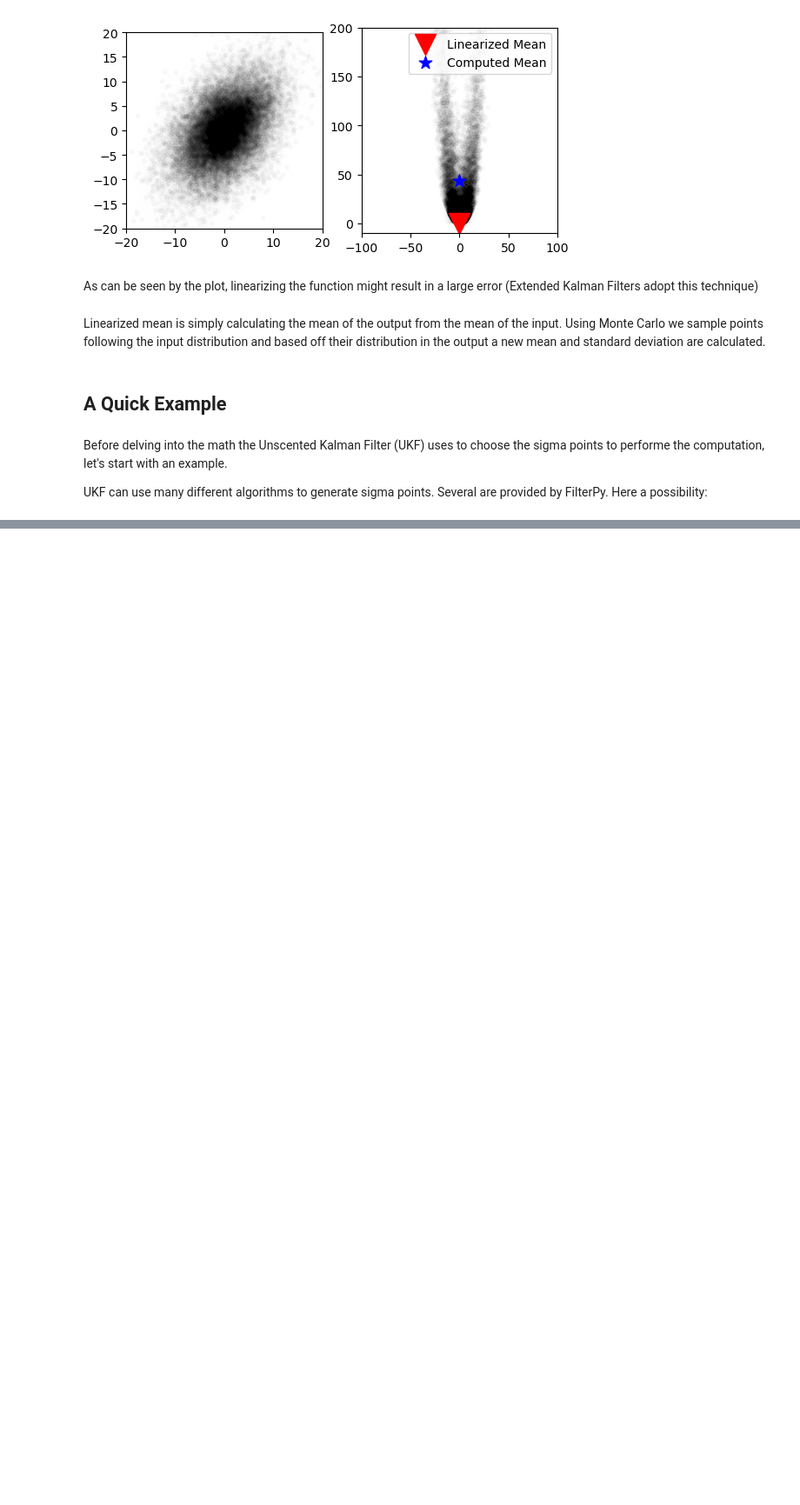
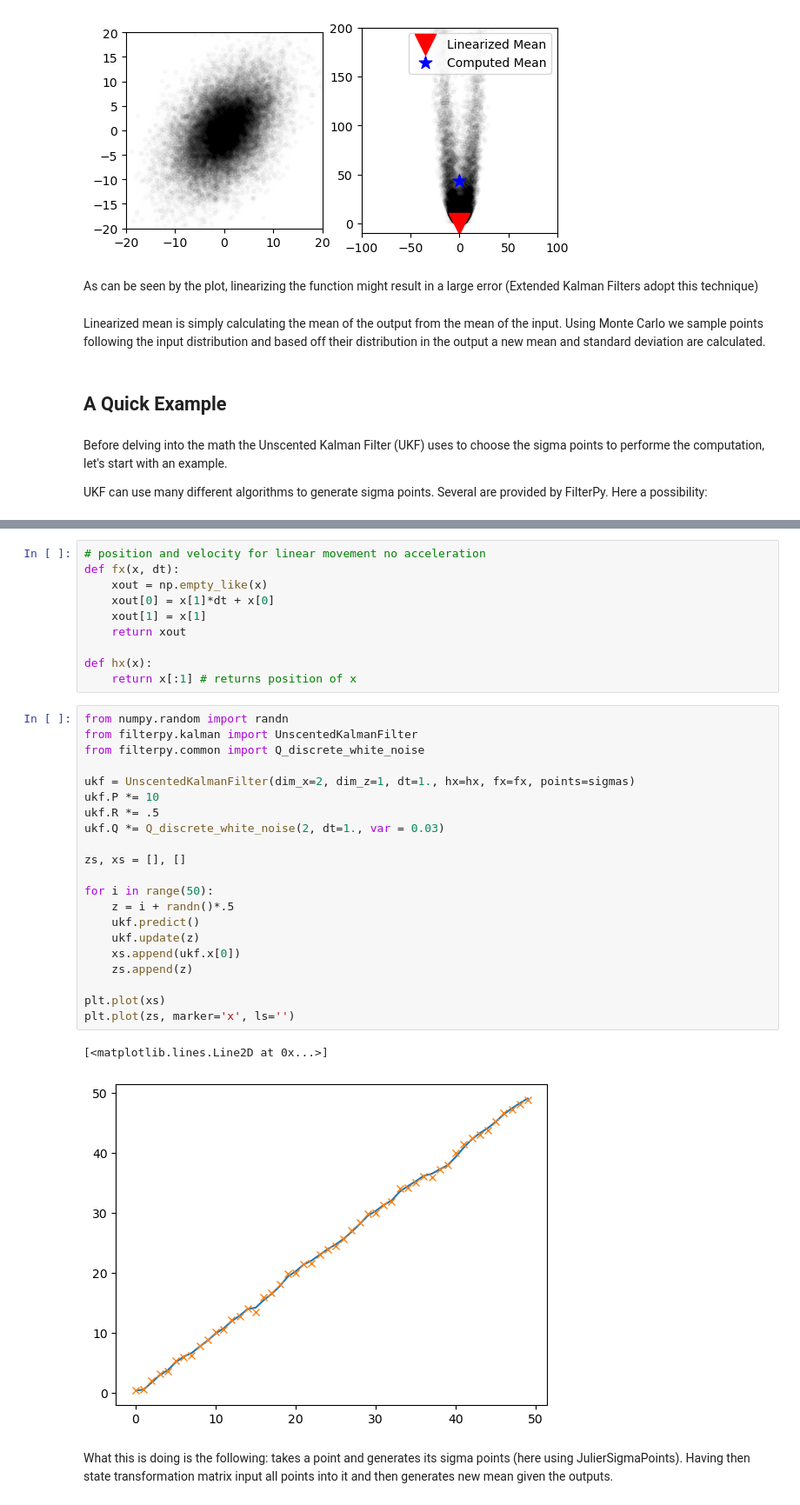
Before and after one commit to giuliaprosio/unscented-kalman-filters, a Jupyter notebook: UKF.ipynb, the cells around one changed output, grey strips where cells are left out. Shown at 87% size. Drawn from its saved outputs; the diff is of its cells as text; blank space fills up the shorter version.

```diff
--- a/UKF.ipynb
+++ b/UKF.ipynb
@@ -260,0 +313,38 @@ ModuleNotFoundError: No module named 'filterpy'
+# %%
+# position and velocity for linear movement no acceleration
+def fx(x, dt):
+    xout = np.empty_like(x)
+    xout[0] = x[1]*dt + x[0]
+    xout[1] = x[1]
+    return xout
+
+def hx(x):
+    return x[:1] # returns position of x
+# %%
+from numpy.random import randn
+from filterpy.kalman import UnscentedKalmanFilter
+from filterpy.common import Q_discrete_white_noise
+
+ukf = UnscentedKalmanFilter(dim_x=2, dim_z=1, dt=1., hx=hx, fx=fx, points=sigmas)
+ukf.P *= 10
+ukf.R *= .5
+ukf.Q *= Q_discrete_white_noise(2, dt=1., var = 0.03)
+
+zs, xs = [], []
+
+for i in range(50):
+    z = i + randn()*.5
+    ukf.predict()
+    ukf.update(z)
+    xs.append(ukf.x[0])
+    zs.append(z)
+
+plt.plot(xs)
+plt.plot(zs, marker='x', ls='')
+# %% [output]
+[<matplotlib.lines.Line2D at 0x...>]
+[figure, added]
+# %% [markdown]
+What this is doing is the following:
+takes a point and generates its sigma points (here using JulierSigmaPoints).
+Having then state transformation matrix input all points into it and then generates new mean given the outputs.
```
Also changed, not shown: parts of 6 cells of this notebook.
